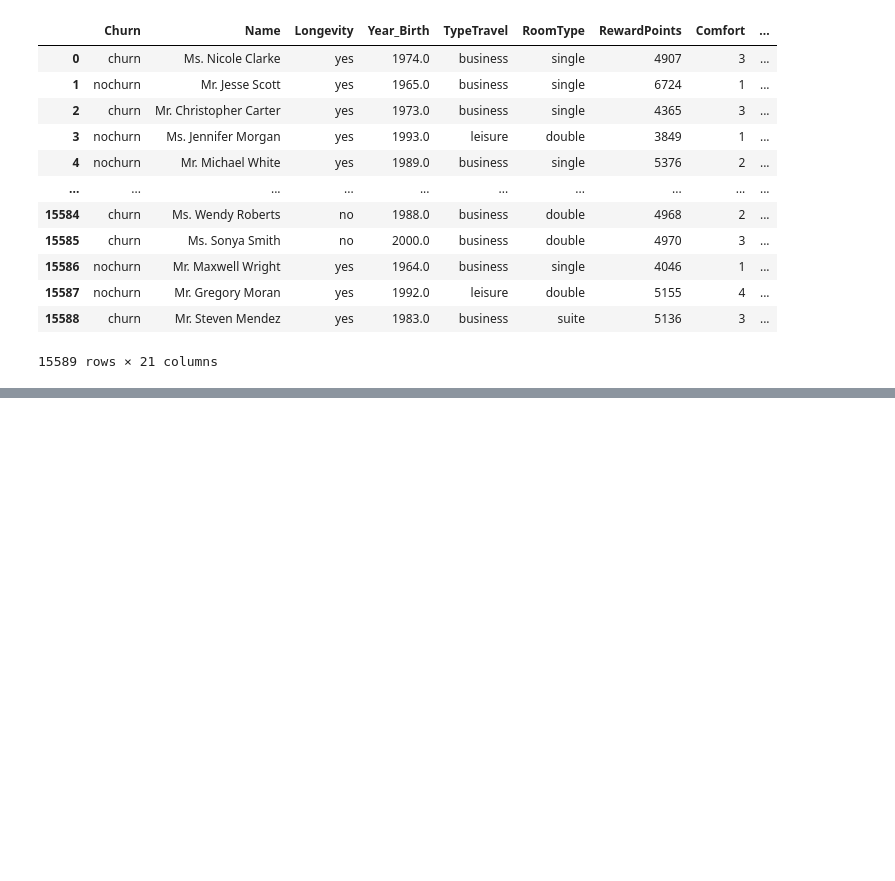
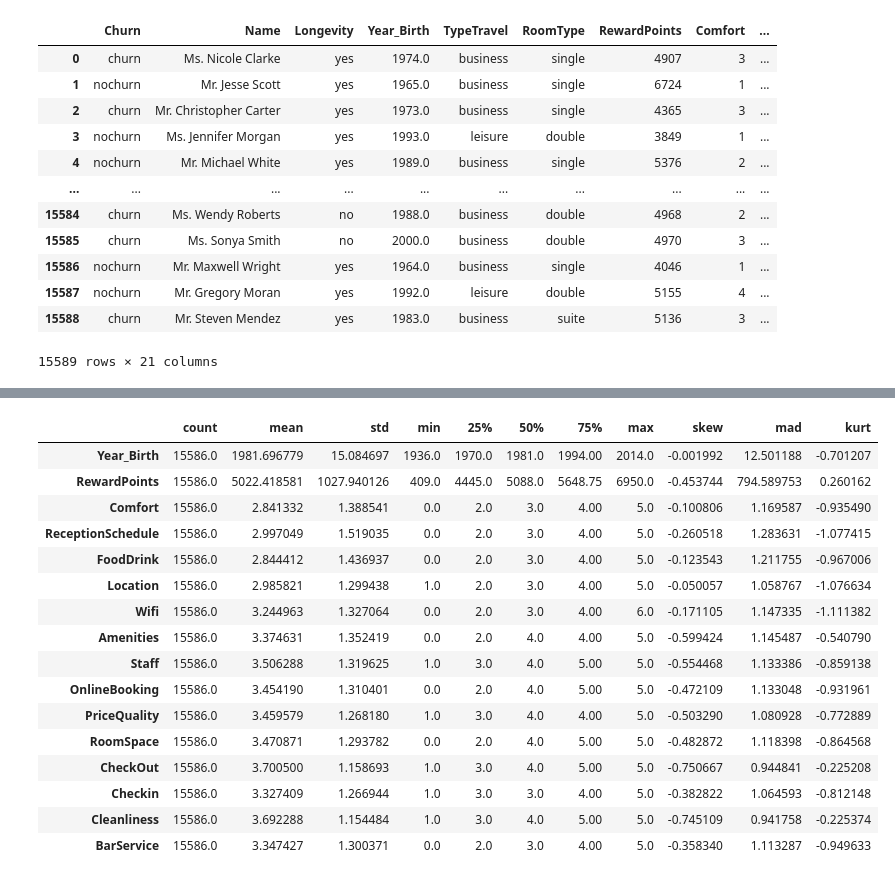
Before and after one commit to manelcbf/DSaML_Projects, a Jupyter notebook: Unsupervised_learning/Data_Science_Project_MF.ipynb, the cells around one changed output, grey strips where cells are left out. Drawn from its saved outputs; the diff is of its cells as text; code cells hidden in the pictures; blank space fills up the shorter version.

```diff
--- a/Unsupervised_learning/Data_Science_Project_MF.ipynb
+++ b/Unsupervised_learning/Data_Science_Project_MF.ipynb
@@ -107,0 +61,24 @@ db.describe()
+# %%
+def describe(db, stats):
+    d = db.describe()
+    return d.append(db.reindex(d.columns, axis = 1).agg(stats))
+
+describe(db, ['skew', 'mad', 'kurt']).T
+# %% [output]
+|  | count | mean | std | min | 25% | 50% | 75% | max | skew | mad | kurt |
+| Year_Birth | 15586.0 | 1981.696779 | 15.084697 | 1936.0 | 1970.0 | 1981.0 | 1994.00 | 2014.0 | -0.001992 | 12.501188 | -0.701207 |
+| RewardPoints | 15586.0 | 5022.418581 | 1027.940126 | 409.0 | 4445.0 | 5088.0 | 5648.75 | 6950.0 | -0.453744 | 794.589753 | 0.260162 |
+| Comfort | 15586.0 | 2.841332 | 1.388541 | 0.0 | 2.0 | 3.0 | 4.00 | 5.0 | -0.100806 | 1.169587 | -0.935490 |
+| ReceptionSchedule | 15586.0 | 2.997049 | 1.519035 | 0.0 | 2.0 | 3.0 | 4.00 | 5.0 | -0.260518 | 1.283631 | -1.077415 |
+| FoodDrink | 15586.0 | 2.844412 | 1.436937 | 0.0 | 2.0 | 3.0 | 4.00 | 5.0 | -0.123543 | 1.211755 | -0.967006 |
+| Location | 15586.0 | 2.985821 | 1.299438 | 1.0 | 2.0 | 3.0 | 4.00 | 5.0 | -0.050057 | 1.058767 | -1.076634 |
+| Wifi | 15586.0 | 3.244963 | 1.327064 | 0.0 | 2.0 | 3.0 | 4.00 | 6.0 | -0.171105 | 1.147335 | -1.111382 |
+| Amenities | 15586.0 | 3.374631 | 1.352419 | 0.0 | 2.0 | 4.0 | 4.00 | 5.0 | -0.599424 | 1.145487 | -0.540790 |
+| Staff | 15586.0 | 3.506288 | 1.319625 | 1.0 | 3.0 | 4.0 | 5.00 | 5.0 | -0.554468 | 1.133386 | -0.859138 |
+| OnlineBooking | 15586.0 | 3.454190 | 1.310401 | 0.0 | 2.0 | 4.0 | 5.00 | 5.0 | -0.472109 | 1.133048 | -0.931961 |
+| PriceQuality | 15586.0 | 3.459579 | 1.268180 | 1.0 | 3.0 | 4.0 | 4.00 | 5.0 | -0.503290 | 1.080928 | -0.772889 |
+| RoomSpace | 15586.0 | 3.470871 | 1.293782 | 0.0 | 2.0 | 4.0 | 5.00 | 5.0 | -0.482872 | 1.118398 | -0.864568 |
+| CheckOut | 15586.0 | 3.700500 | 1.158693 | 1.0 | 3.0 | 4.0 | 5.00 | 5.0 | -0.750667 | 0.944841 | -0.225208 |
+| Checkin | 15586.0 | 3.327409 | 1.266944 | 1.0 | 3.0 | 3.0 | 4.00 | 5.0 | -0.382822 | 1.064593 | -0.812148 |
+| Cleanliness | 15586.0 | 3.692288 | 1.154484 | 1.0 | 3.0 | 4.0 | 5.00 | 5.0 | -0.745109 | 0.941758 | -0.225374 |
+| BarService | 15586.0 | 3.347427 | 1.300371 | 0.0 | 2.0 | 3.0 | 4.00 | 5.0 | -0.358340 | 1.113287 | -0.949633 |
```
Also changed, not shown: parts of 14 cells of this notebook.
